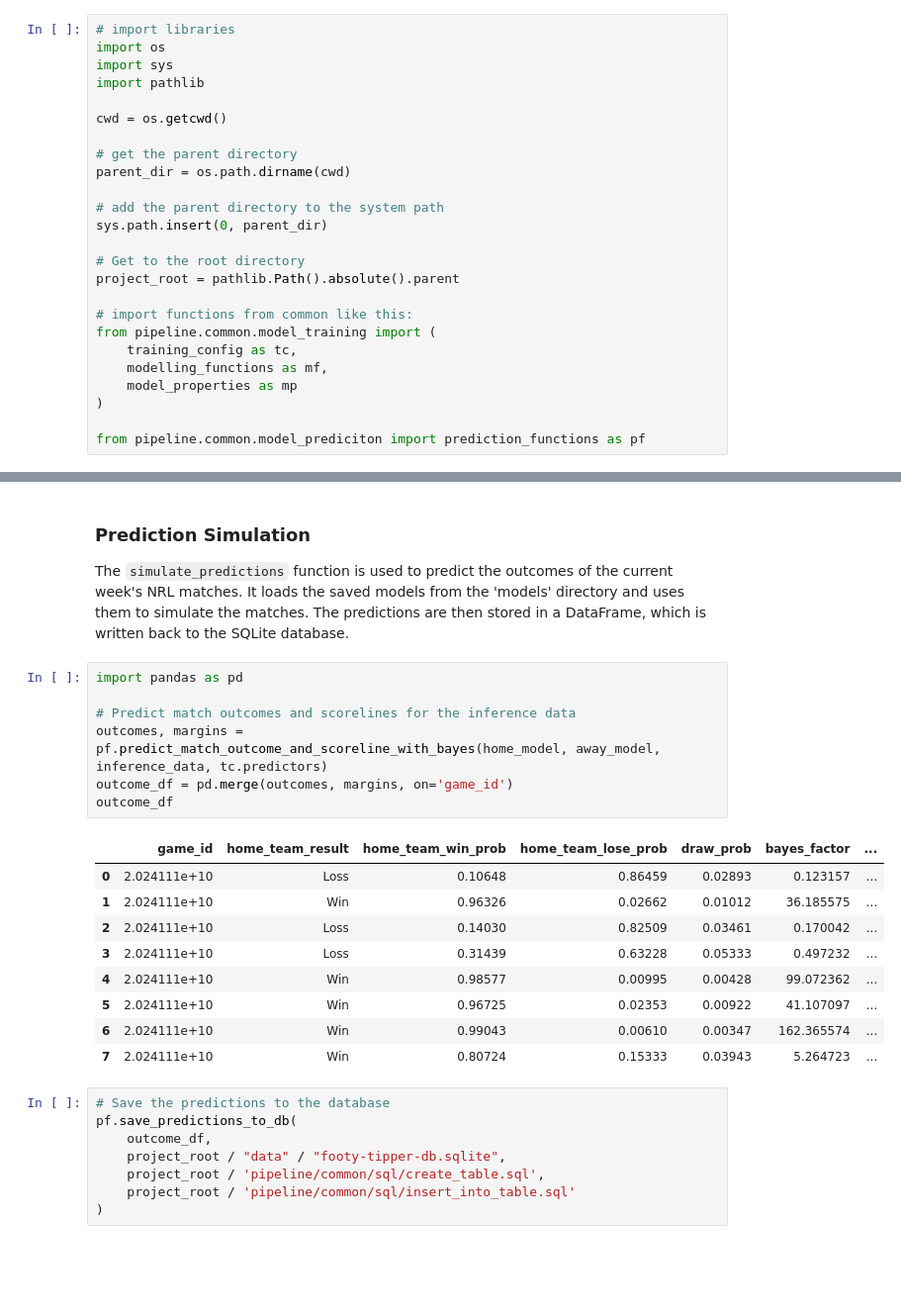
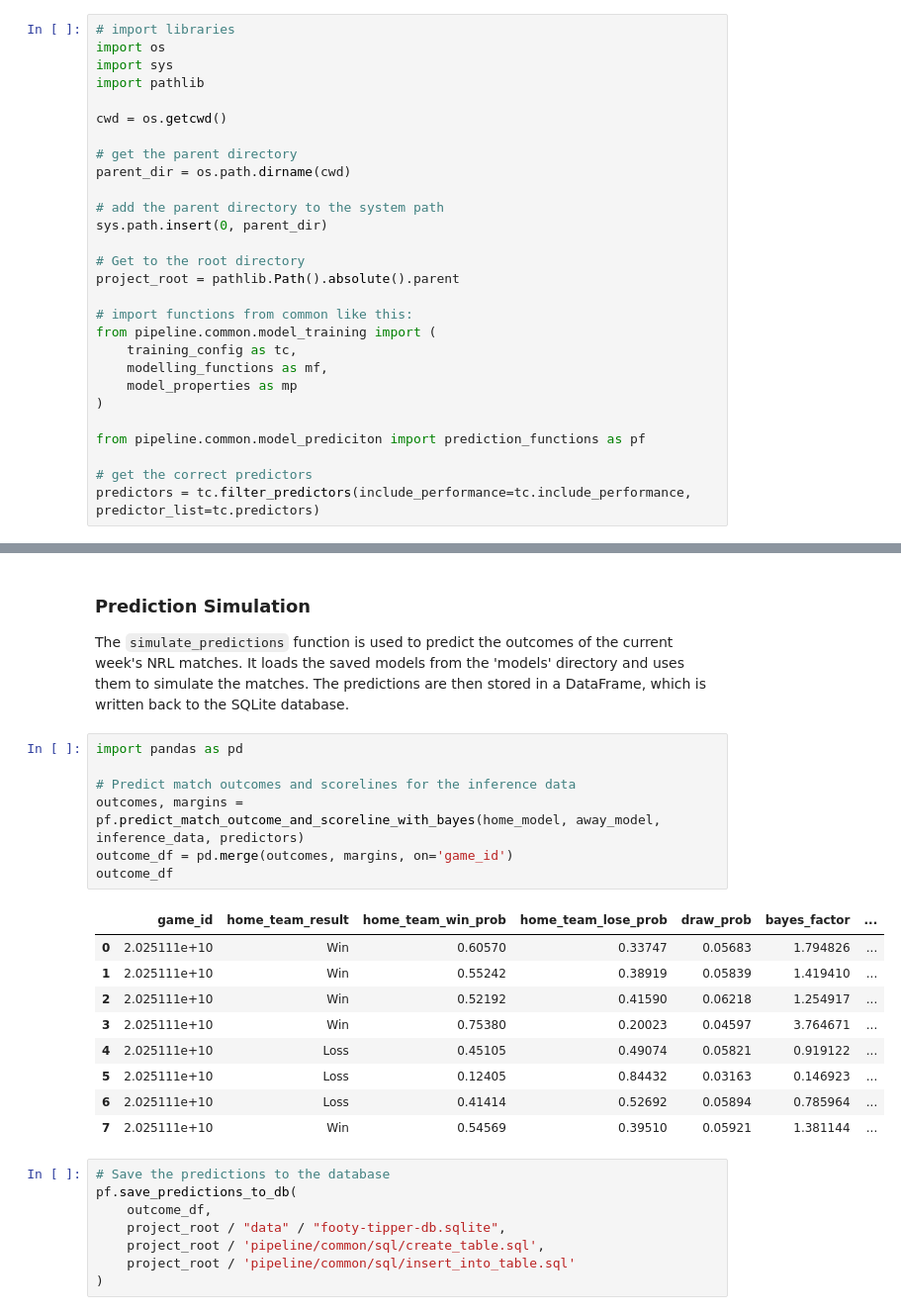
Before and after one commit to levonrush/footy-tipper, a Jupyter notebook: research/model-training.ipynb, the cells around one changed output, grey strips where cells are left out. Shown at 99% size. Drawn from its saved outputs; the diff is of its cells as text; blank space fills up the shorter version.

Commit message:
new models

```diff
--- a/research/model-training.ipynb
+++ b/research/model-training.ipynb
@@ -35,6 +35,9 @@ from pipeline.common.model_training import (
 )
 
 from pipeline.common.model_prediciton import prediction_functions as pf
+
+# get the correct predictors
+predictors = tc.filter_predictors(include_performance=tc.include_performance, predictor_list=tc.predictors)
 # %% [markdown]
 ## Get data
 Our process starts by establishing the root directory of the project and constructing the relative path to the 'footy-tipper-db.sqlite' database located within the 'data' directory. We then connect to this SQLite database and use a SQL query housed in the 'footy_tipping_data.sql' file, found in the 'sql' directory, to extract the required data. This data is loaded into a pandas DataFrame, footy_tipping_data, serving as the basis for our subsequent modeling activities. Upon successful extraction of the data, we ensure the database connection is closed, maintaining good coding practice and resource management.
@@ -236,20 +308,20 @@ The `simulate_predictions` function is used to predict the outcomes of the curre
 # %%
 import pandas as pd
 
 # Predict match outcomes and scorelines for the inference data
-outcomes, margins = pf.predict_match_outcome_and_scoreline_with_bayes(home_model, away_model, inference_data, tc.predictors)
+outcomes, margins = pf.predict_match_outcome_and_scoreline_with_bayes(home_model, away_model, inference_data, predictors)
 outcome_df = pd.merge(outcomes, margins, on='game_id')
 outcome_df
 # %% [output]
 |  | game_id | home_team_result | home_team_win_prob | home_team_lose_prob | draw_prob | bayes_factor | ... |
-| 0 | 2.024111e+10 | Loss | 0.10648 | 0.86459 | 0.02893 | 0.123157 | ... |
-| 1 | 2.024111e+10 | Win | 0.96326 | 0.02662 | 0.01012 | 36.185575 | ... |
-| 2 | 2.024111e+10 | Loss | 0.14030 | 0.82509 | 0.03461 | 0.170042 | ... |
-| 3 | 2.024111e+10 | Loss | 0.31439 | 0.63228 | 0.05333 | 0.497232 | ... |
-| 4 | 2.024111e+10 | Win | 0.98577 | 0.00995 | 0.00428 | 99.072362 | ... |
-| 5 | 2.024111e+10 | Win | 0.96725 | 0.02353 | 0.00922 | 41.107097 | ... |
-| 6 | 2.024111e+10 | Win | 0.99043 | 0.00610 | 0.00347 | 162.365574 | ... |
-| 7 | 2.024111e+10 | Win | 0.80724 | 0.15333 | 0.03943 | 5.264723 | ... |
+| 0 | 2.025111e+10 | Win | 0.60570 | 0.33747 | 0.05683 | 1.794826 | ... |
+| 1 | 2.025111e+10 | Win | 0.55242 | 0.38919 | 0.05839 | 1.419410 | ... |
+| 2 | 2.025111e+10 | Win | 0.52192 | 0.41590 | 0.06218 | 1.254917 | ... |
+| 3 | 2.025111e+10 | Win | 0.75380 | 0.20023 | 0.04597 | 3.764671 | ... |
+| 4 | 2.025111e+10 | Loss | 0.45105 | 0.49074 | 0.05821 | 0.919122 | ... |
+| 5 | 2.025111e+10 | Loss | 0.12405 | 0.84432 | 0.03163 | 0.146923 | ... |
+| 6 | 2.025111e+10 | Loss | 0.41414 | 0.52692 | 0.05894 | 0.785964 | ... |
+| 7 | 2.025111e+10 | Win | 0.54569 | 0.39510 | 0.05921 | 1.381144 | ... |
 # %%
 # Save the predictions to the database
 pf.save_predictions_to_db(
```
Also changed, not shown: parts of 14 cells of this notebook, 5 other files.
